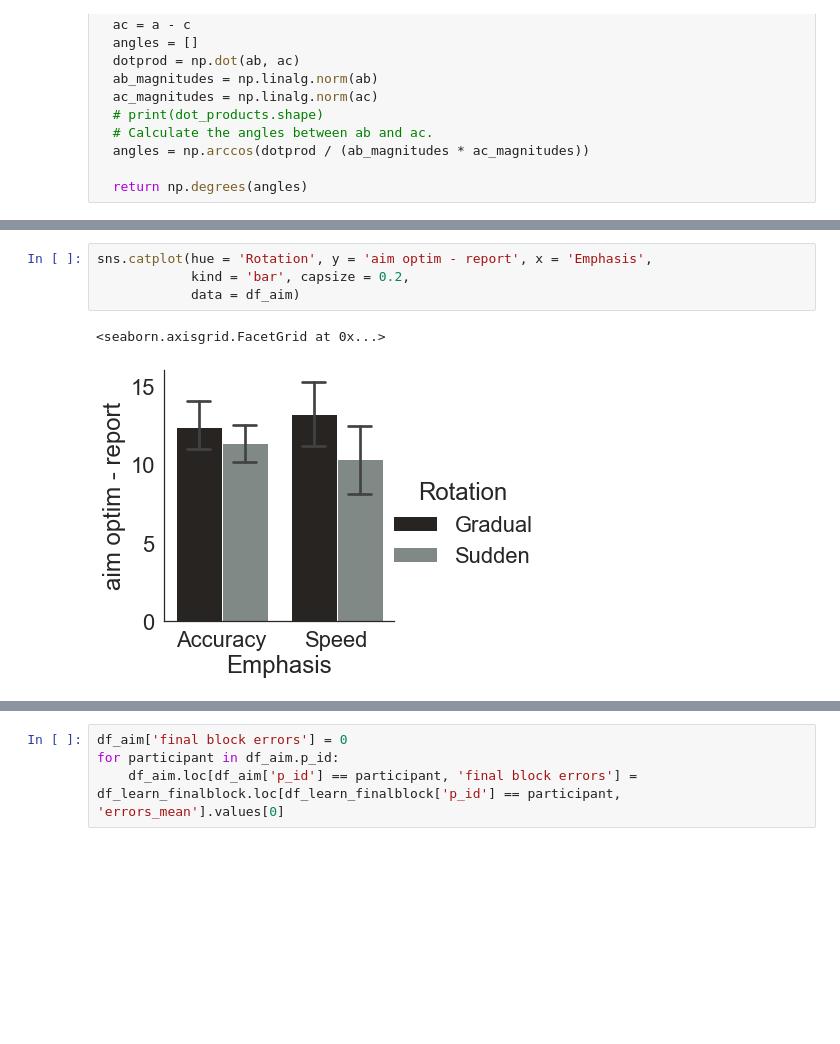
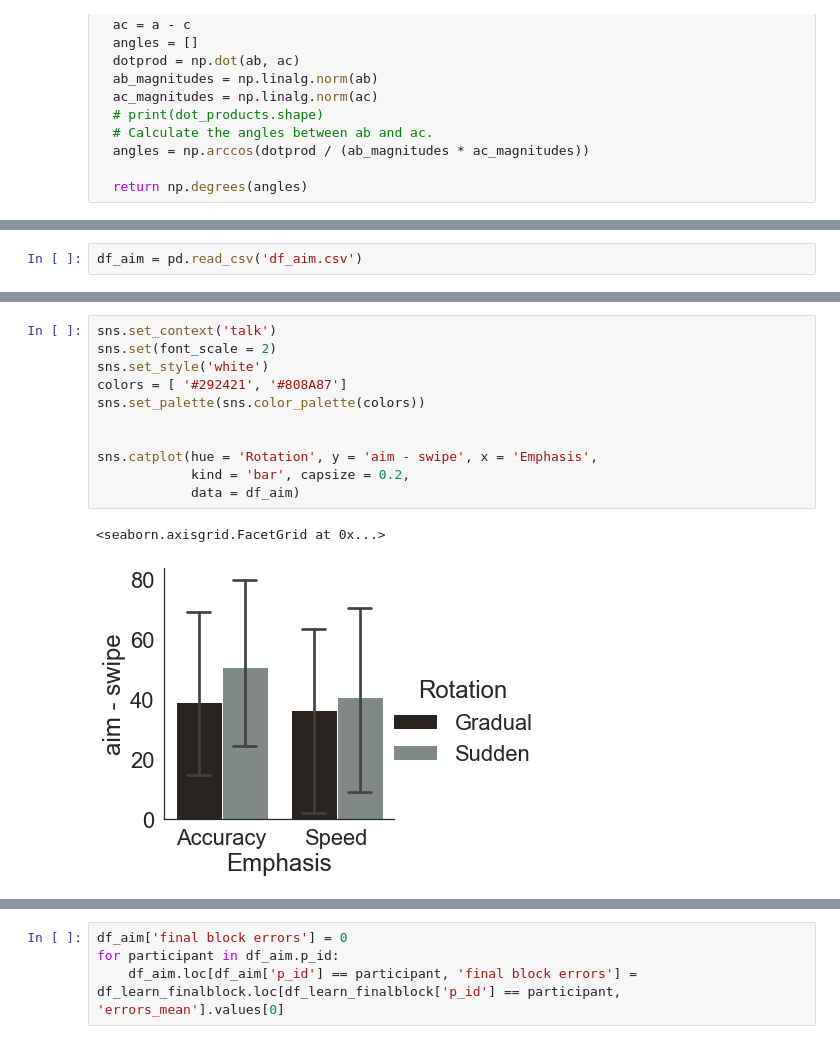
Before and after one commit to tejas-savalia/vma_behavioral, a Jupyter notebook: Visuomotor_Adaptation_psychopy_tablet/feedback_aiming_unlearning/analyses.ipynb, the cells around one changed output, grey strips where cells are left out. Drawn from its saved outputs; the diff is of its cells as text; blank space fills up the shorter version.

```diff
--- a/Visuomotor_Adaptation_psychopy_tablet/feedback_aiming_unlearning/analyses.ipynb
+++ b/Visuomotor_Adaptation_psychopy_tablet/feedback_aiming_unlearning/analyses.ipynb
@@ -243,0 +355,2 @@ df_aim['aim optim - swipe'] = df_aim['optimal aim'] - (df_aim['aim report'] - df
+# %%
+df_aim = pd.read_csv('df_aim.csv')
@@ -244,10 +373,17 @@ df_aim['aim optim - swipe'] = df_aim['optimal aim'] - (df_aim['aim report'] - df
 # %%
-sns.catplot(hue = 'Rotation', y = 'aim optim - report', x = 'Emphasis',
+sns.set_context('talk')
+sns.set(font_scale = 2)
+sns.set_style('white')
+colors = [ '#292421', '#808A87']
+sns.set_palette(sns.color_palette(colors))
+
+
+sns.catplot(hue = 'Rotation', y = 'aim - swipe', x = 'Emphasis',
             kind = 'bar', capsize = 0.2,
             data = df_aim)
 # %% [output]
 <seaborn.axisgrid.FacetGrid at 0x...>
-[figure, old version]
+[figure, new version]
 # %%
 sns.catplot(hue = 'Rotation', y = 'aim optim - swipe', x = 'Emphasis',
             kind = 'bar', capsize = 0.2,
```
Also changed, not shown: parts of 36 cells of this notebook, 18 other files.
